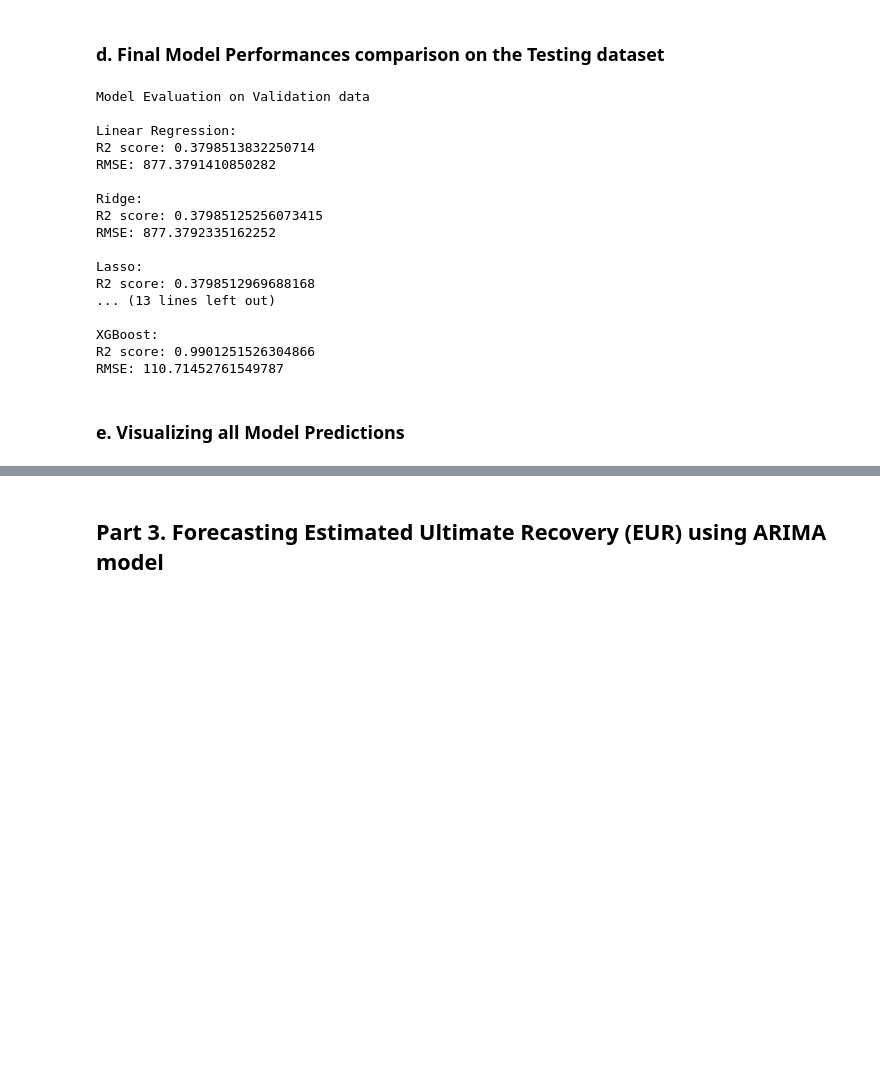
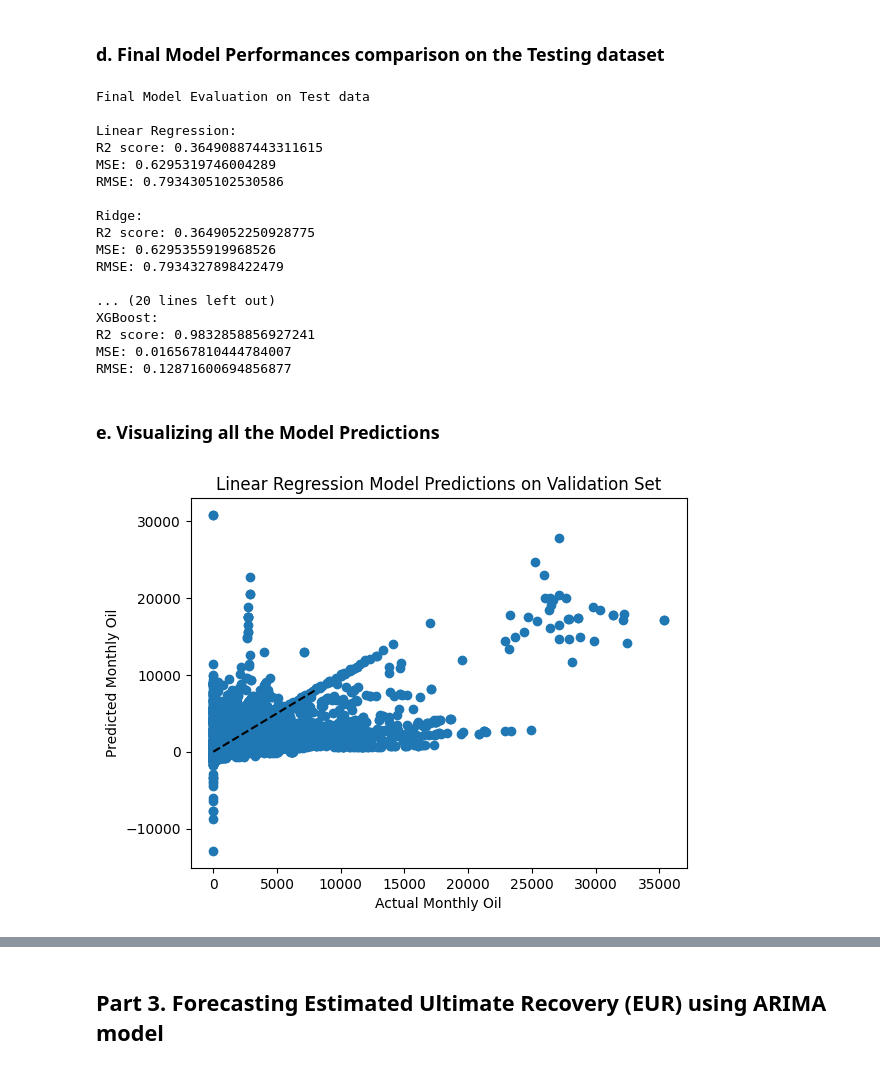
Before and after one commit to ManishRawat07/PETR6397-Final-Project-Oil-Production-Forecasting-using-Machine-Learning, a Jupyter notebook: Oil Production forecasting.ipynb, the cells around one changed output, grey strips where cells are left out. Drawn from its saved outputs; the diff is of its cells as text; code cells hidden in the pictures; blank space fills up the shorter version.

```diff
--- a/Oil Production forecasting.ipynb
+++ b/Oil Production forecasting.ipynb
@@ -312,7 +312,6 @@ from sklearn.linear_model import LinearRegression, Ridge, Lasso
 from sklearn.neighbors import KNeighborsRegressor
 from sklearn.tree import DecisionTreeRegressor
 from sklearn.ensemble import RandomForestRegressor
-from sklearn.ensemble import ExtraTreesRegressor
 import xgboost as xgb
 from sklearn.metrics import r2_score, mean_squared_error
 
@@ -320,8 +319,22 @@ from sklearn.metrics import r2_score, mean_squared_error
 X = df[['Entity ID','Monthly Gas','Monthly Water','Well Count','Producing Month Number','GOR']]
 y = df['Monthly Oil']
 
+from sklearn.preprocessing import StandardScaler
+
+# create and fit into StandardScaler for X
+scaler_X = StandardScaler().fit(X)
+
+# transform features in X
+X_scaled = scaler_X.transform(X)
+
+# create and fit into StandardScaler for y
+scaler_y = StandardScaler().fit(y.to_numpy().reshape(-1, 1))
+
+# transform target features y
+y_scaled = scaler_y.transform(y.to_numpy().reshape(-1, 1))
+
 # Split the data into training and testing sets
-X_train, X_test, y_train, y_test = train_test_split(X, y, test_size=0.2, random_state=42)
+X_train, X_test, y_train, y_test = train_test_split(X_scaled, y_scaled, test_size=0.2, random_state=42)
 
 # Split the training set into training and validation sets
 X_train, X_val, y_train, y_val = train_test_split(X_train, y_train, test_size=0.25, random_state=42)
@@ -410,38 +420,58 @@ RMSE: 110.71452761549787
 # %% [markdown]
 ### d. Final Model Performances comparison on the Testing dataset
 # %%
- # Evaluate the Best model from the validation set
+ # Evaluate all the models on Testing data set
 
 models = [lr, ridge, lasso, knn, dtree, rforest, xgboost]
-model_names = ['Linear Regression', 'Ridge', 'Lasso', 'KNN', 'Decision Tree','Random Forest', 'XGBoost']
+model_names = ['Linear Regression', 'Ridge', 'Lasso', 'KNN', 'Decision Tree', 'Random Forest','XGBoost']
 best_models = []
-
-print('Model Evaluation on Validation data')
+print('Final Model Evaluation on Test data')
 for i, model in enumerate(models):
-    y_val_pred = model.predict(X_val)
-    r2 = r2_score(y_val, y_val_pred)
-    mse = mean_squared_error(y_val, y_val_pred)
+    y_test_pred = model.predict(X_test)
+    r2 = r2_score(y_test, y_test_pred)
+    mse = mean_squared_error(y_test, y_test_pred)
     print(f"\n{model_names[i]}:")
     print(f"R2 score: {r2}")
+    print(f"MSE: {mse}")
     print(f"RMSE: {np.sqrt(mse)}")
 # %% [output]
-Model Evaluation on Validation data
+Final Model Evaluation on Test data
 
 Linear Regression:
-R2 score: 0.3798513832250714
-RMSE: 877.3791410850282
+R2 score: 0.36490887443311615
+MSE: 0.6295319746004289
+RMSE: 0.7934305102530586
 
 Ridge:
-R2 score: 0.37985125256073415
-RMSE: 877.3792335162252
+R2 score: 0.3649052250928775
+MSE: 0.6295355919968526
+RMSE: 0.7934327898422479
 
-Lasso:
-R2 score: 0.3798512969688168
-... (13 lines left out)
-
+... (20 lines left out)
 XGBoost:
-R2 score: 0.9901251526304866
-RMSE: 110.71452761549787
+R2 score: 0.9832858856927241
+MSE: 0.016567810444784007
+RMSE: 0.12871600694856877
 # %% [markdown]
-### e. Visualizing all Model Predictions
+### e. Visualizing all the Model Predictions
+# %%
+# Linear Regression Model Predictions on Testing data set
+
+y_pred_lr= lr.predict(X_test)
+
+# Inverse transform the scaled predictions
+y_pred_lr = scaler_y.inverse_transform(y_pred_lr.reshape(-1, 1))
+
+# Inverse transform the scaled target variable
+y_test = scaler_y.inverse_transform(y_test.reshape(-1, 1))
+
+# Create a scatter plot of actual vs predicted values
+plt.scatter(y_test, y_pred_lr)
+plt.plot([0, 8000], [0, 8000], '--k')
+plt.xlabel("Actual Monthly Oil")
+plt.ylabel("Predicted Monthly Oil")
+plt.title("Linear Regression Model Predictions on Validation Set")
+plt.show()
+# %% [output]
+[figure, added]
 # %%
```
Also changed, not shown: parts of 21 cells of this notebook.
